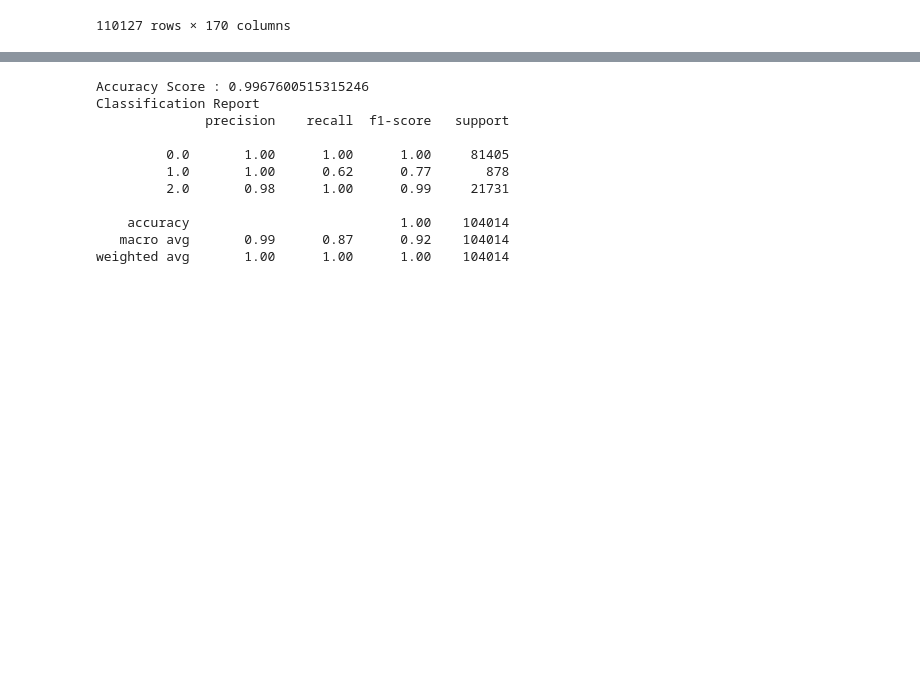
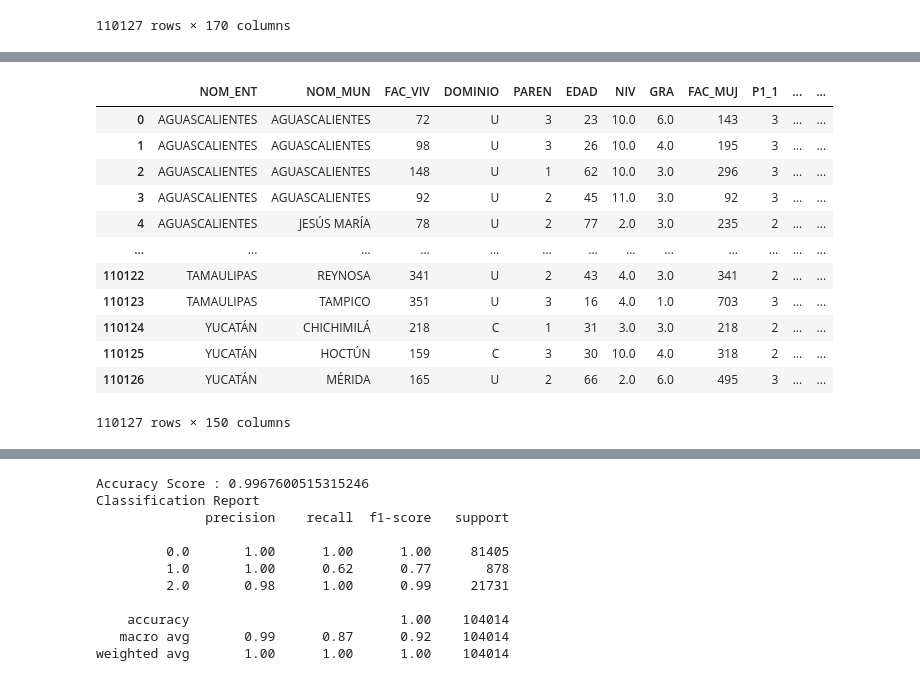
Before and after one commit to monalvrz/Obstetric_Violence_Analysis, a Jupyter notebook: Random_Forest_Classifier.ipynb, the cells around one changed output, grey strips where cells are left out. Cells and saved outputs as stored; diff of their text form; code cells hidden in the pictures; blank space fills up the shorter version.

Commit message:
Drop columns and filter the women that had a pregnancy.

```diff
--- a/Random_Forest_Classifier.ipynb
+++ b/Random_Forest_Classifier.ipynb
@@ -41,30 +41,6 @@ df
 | 110126 | 3101086.01.1.02 | 3101086.01 | 3101086 | 1 | 1 | 2 | 31 | YUCATÁN | 50 | MÉRIDA | ... | ... |
 110127 rows × 170 columns
 # %%
-# Define the target set.
-target = ['p10_8_1',
-    'p10_8_2',
-    'p10_8_3',
-    'p10_8_4',
-    'p10_8_5',
-    'p10_8_6',
-    'p10_8_7',
-    'p10_8_8',
-    'p10_8_9',
-    'p10_8_10',
-    'p10_8_11',
-    'p10_8_12',
-    'p10_8_13',
-    'p10_8_14',
-    'p10_8_15',]
-y = df['p10_8_8']
-y = y.fillna(0)
-
-# Define the features set.
-X = df.copy()
-X = X.drop(columns=target)
-X = X.drop(columns=['id_viv','upm', 'id_per'])
-
-# Generate our categorical variable lists
-application_cat = X.dtypes[X.dtypes == 'object'].index.tolist()
-X = X.drop(columns=application_cat)
+# Creating a copy of the database to choose the features we will use to analyse
+df_copy = df.copy()
+df_copy
@@ -75,0 +61,4 @@ max(X.max())
+# %%
+# Replace empty cells with 'b' where b means blank
+df_copy.fillna('b', inplace=True)
+df_copy
@@ -75,0 +79,18 @@ max(X.max())
+# %%
+# Remove columns that had data that wasn't usefull like ids, sampling information and table structure
+df_copy = df_copy.drop(columns=['ID_VIV', 'ID_PER' ,'UPM', 'VIV_SEL', 'HOGAR', 'N_REN', 'CVE_ENT', 'CVE_MUN', 'COD_RES', 'EST_DIS', 'UPM_DIS', 'ESTRATO', 'NOMBRE', 'SEXO', 'COD_M15', 'CODIGO', 'REN_MUJ_EL', 'REN_INF_AD', 'N_REN_ESP','T_INSTRUM'])
+df_copy
+# %% [output]
+|  | NOM_ENT | NOM_MUN | FAC_VIV | DOMINIO | PAREN | EDAD | NIV | GRA | FAC_MUJ | P1_1 | ... | ... |
+| 0 | AGUASCALIENTES | AGUASCALIENTES | 72 | U | 3 | 23 | 10.0 | 6.0 | 143 | 3 | ... | ... |
+| 1 | AGUASCALIENTES | AGUASCALIENTES | 98 | U | 3 | 26 | 10.0 | 4.0 | 195 | 3 | ... | ... |
+| 2 | AGUASCALIENTES | AGUASCALIENTES | 148 | U | 1 | 62 | 10.0 | 3.0 | 296 | 3 | ... | ... |
+| 3 | AGUASCALIENTES | AGUASCALIENTES | 92 | U | 2 | 45 | 11.0 | 3.0 | 92 | 3 | ... | ... |
+| 4 | AGUASCALIENTES | JESÚS MARÍA | 78 | U | 2 | 77 | 2.0 | 3.0 | 235 | 2 | ... | ... |
+| ... | ... | ... | ... | ... | ... | ... | ... | ... | ... | ... | ... | ... |
+| 110122 | TAMAULIPAS | REYNOSA | 341 | U | 2 | 43 | 4.0 | 3.0 | 341 | 2 | ... | ... |
+| 110123 | TAMAULIPAS | TAMPICO | 351 | U | 3 | 16 | 4.0 | 1.0 | 703 | 3 | ... | ... |
+| 110124 | YUCATÁN | CHICHIMILÁ | 218 | C | 1 | 31 | 3.0 | 3.0 | 218 | 2 | ... | ... |
+| 110125 | YUCATÁN | HOCTÚN | 159 | C | 3 | 30 | 10.0 | 4.0 | 318 | 2 | ... | ... |
+| 110126 | YUCATÁN | MÉRIDA | 165 | U | 2 | 66 | 2.0 | 6.0 | 495 | 3 | ... | ... |
+110127 rows × 150 columns
```
Also changed, not shown: parts of 8 cells of this notebook.
